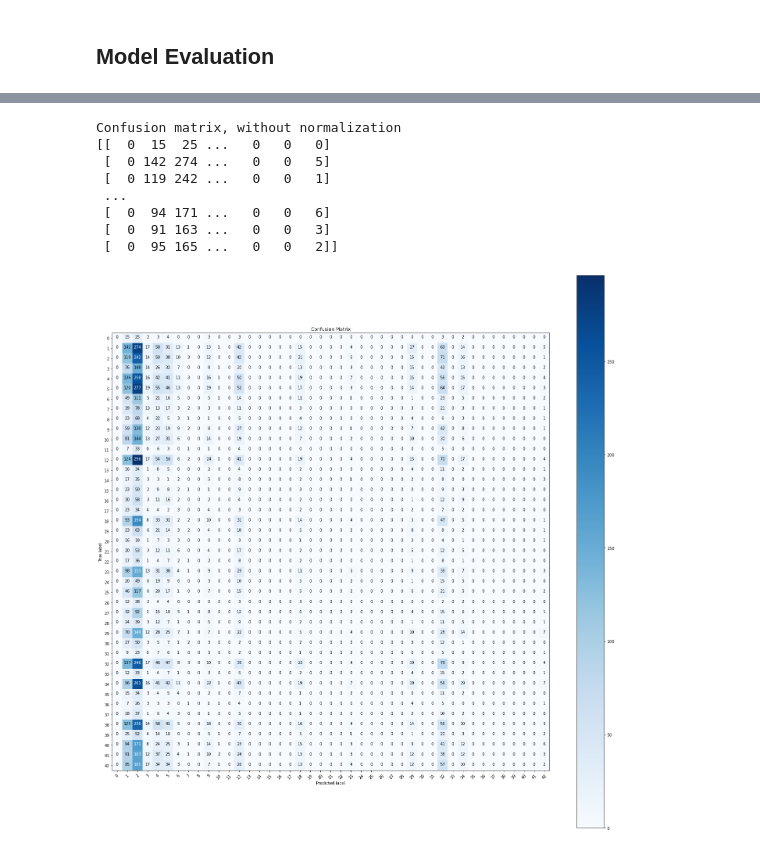
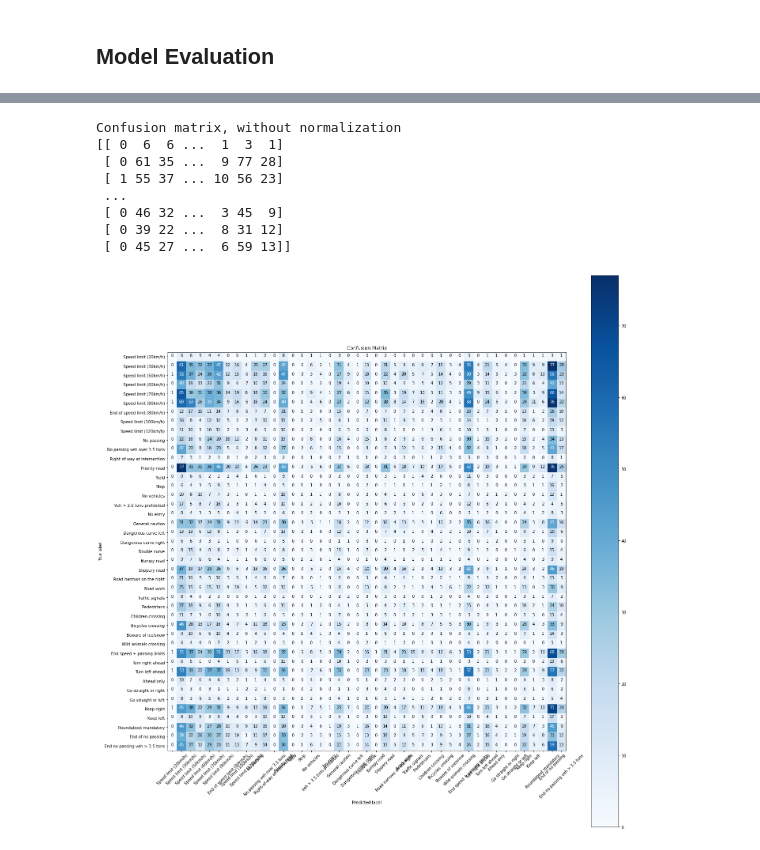
Before and after one commit to gaspia/DLNN-TrafficSign, a Jupyter notebook: TS_CNN_00.ipynb, the cells around one changed output, grey strips where cells are left out. Cells and saved outputs as stored; diff of their text form; code cells hidden in the pictures.

Commit message:
baseline cleaned

```diff
--- a/TS_CNN_00.ipynb
+++ b/TS_CNN_00.ipynb
@@ -317,7 +317,7 @@ baseline_model.compile(loss='binary_crossentropy', optimizer='adam', metrics=['a
 # %%
 # Common attributes:
 mlops_config['steps_per_epoch'] = 5
-mlops_config['epochs'] = 20
+mlops_config['epochs'] = 40
 mlops_config['validation_steps'] = 20
 mlops_config['loss'] = 'binary_crossentropy'
 mlops_config['optimizer'] = 'adam'
@@ -329,11 +329,11 @@ mlops_config['patience'] = 5
 early_stopping = EarlyStopping (patience=mlops_config['patience'], monitor='val_loss', mode='min', restore_best_weights=True)
 # %%
 # MLOps init and callback
-wandb.init(name='CNN_TS_baseline_VSCode_20220105' , project='CNN_TS', config=mlops_config)
+wandb.init(name='CNN_TS_baseline_VSCode_20220105_00' , project='CNN_TS', config=mlops_config)
 
 start = timeit.default_timer()
 
-history_baseline = baseline_model.fit_generator(
+history_baseline = baseline_model.fit(
     train_generator,
     steps_per_epoch=mlops_config['steps_per_epoch'],
     validation_data=val_generator,
@@ -450,14 +440,14 @@ def plot_confusion_matrix(cm, classes,
     plt.xlabel('Predicted label')
 # %%
 fig, ax = plt.subplots(figsize=(20, 20))
-plot_confusion_matrix(cm=cm, classes=classes, title='Confusion Matrix')
+plot_confusion_matrix(cm=cm, classes=list(classes.values()), title='Confusion Matrix')
 # %% [output]
 Confusion matrix, without normalization
-[[  0  15  25 ...   0   0   0]
- [  0 142 274 ...   0   0   5]
- [  0 119 242 ...   0   0   1]
+[[ 0  6  6 ...  1  3  1]
+ [ 0 61 35 ...  9 77 28]
+ [ 1 55 37 ... 10 56 23]
  ...
- [  0  94 171 ...   0   0   6]
- [  0  91 163 ...   0   0   3]
- [  0  95 165 ...   0   0   2]]
+ [ 0 46 32 ...  3 45  9]
+ [ 0 39 22 ...  8 31 12]
+ [ 0 45 27 ...  6 59 13]]
-[figure, old version]
+[figure, new version]
```
Also changed, not shown: parts of 5 cells of this notebook, 1 other file.
